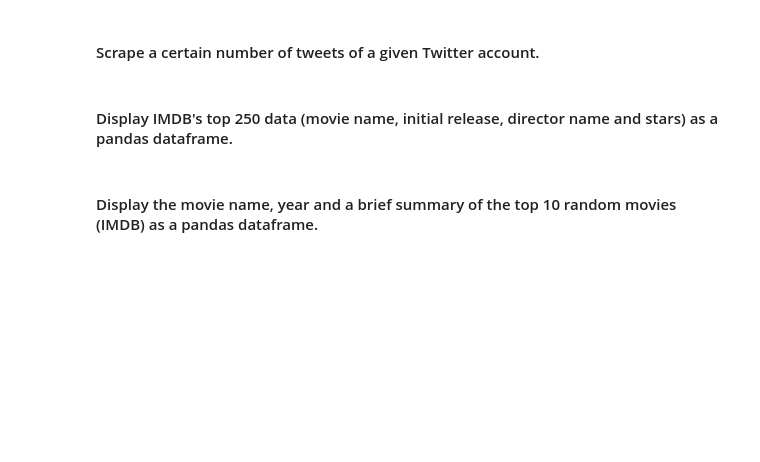
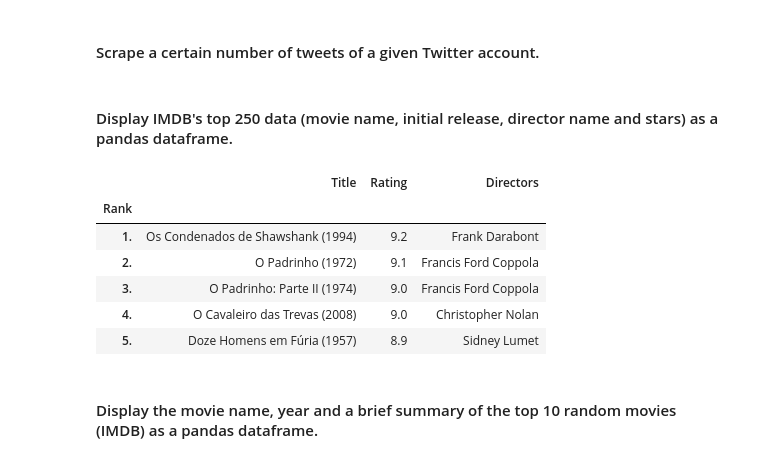
Before and after one commit to ta-data-lis/lab-web-scraping, a Jupyter notebook: your-code/main.ipynb, the cells around one changed output. Drawn from its saved outputs; the diff is of its cells as text; code cells hidden in the pictures; blank space fills up the shorter version.

```diff
--- a/your-code/main.ipynb
+++ b/your-code/main.ipynb
@@ -168,3 +328,27 @@ url = 'https://www.imdb.com/chart/top'
+# %%
+# your code here
+html = requests.get(url).content
+soup = BeautifulSoup(html, "lxml")
+all_items = [element.text.replace('\n', ' ').replace('\xa0', '').strip() for element in soup.find_all('tr')]
+splitting = [item.split('  ') for item in all_items[1:-2]]
+df = pd.DataFrame(splitting)
+clean = df[[0,3,4]].copy()
+new_df = clean.rename(columns={0: 'Rank', 3:'Title', 4:'Rating'}).set_index('Rank')
+rem_tags = [element.get('title') for element in soup.find_all('a')]
+rem_nones = [name for name in rem_tags if name != None]
+dir_act = rem_nones[9:-8]
+directors = [names.split(',')[0] for names in dir_act]
+directors_clean = [name[:-7] for name in directors]
+new_df['Directors'] = directors_clean
+new_df.head()
+# %% [output]
+|  | Title | Rating | Directors |
+| Rank |  |  |  |
+| 1. | Os Condenados de Shawshank (1994) | 9.2 | Frank Darabont |
+| 2. | O Padrinho (1972) | 9.1 | Francis Ford Coppola |
+| 3. | O Padrinho: Parte II (1974) | 9.0 | Francis Ford Coppola |
+| 4. | O Cavaleiro das Trevas (2008) | 9.0 | Christopher Nolan |
+| 5. | Doze Homens em Fúria (1957) | 8.9 | Sidney Lumet |
 # %% [markdown]
 #### Display the movie name, year and a brief summary of the top 10 random movies (IMDB) as a pandas dataframe.
 # %%
```
Also changed, not shown: parts of 28 cells of this notebook.
